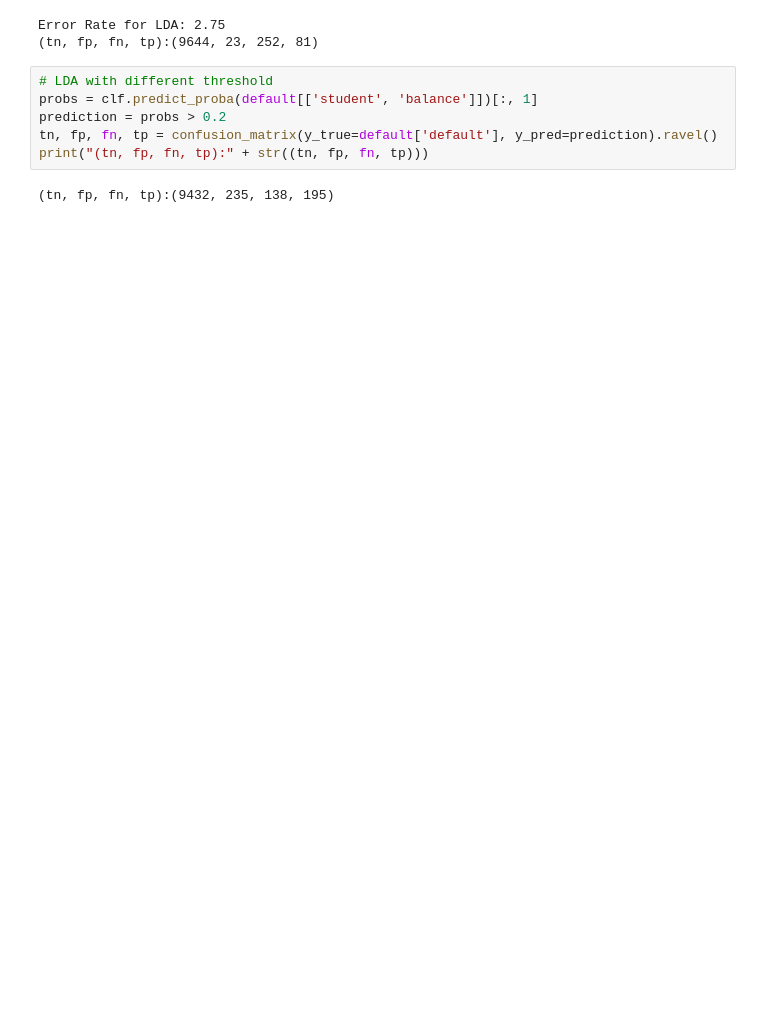
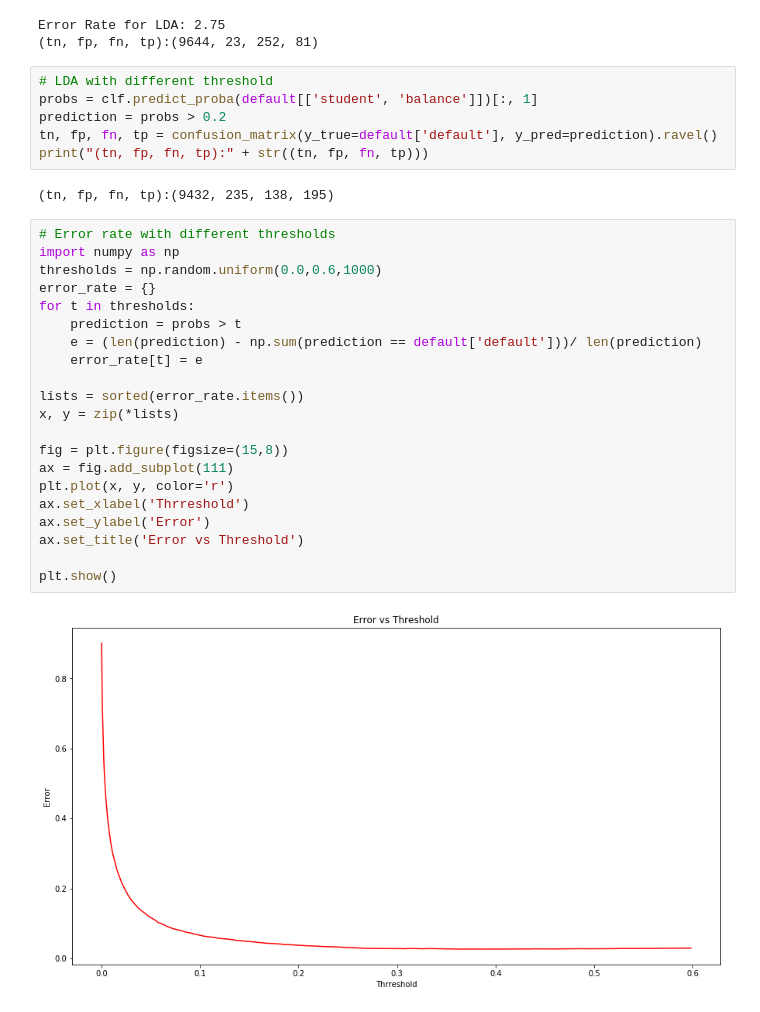
Before and after one commit to amitrajan012/Introduction-to-Statistical-Learning, a Jupyter notebook: Classification.ipynb, the cells around one changed output. Cells and saved outputs as stored; diff of their text form; blank space fills up the shorter version.

```diff
--- a/Classification.ipynb
+++ b/Classification.ipynb
@@ -223,3 +224,26 @@ tn, fp, fn, tp = confusion_matrix(y_true=default['default'], y_pred=prediction).
 print("(tn, fp, fn, tp):" + str((tn, fp, fn, tp)))
 # %% [output]
 (tn, fp, fn, tp):(9432, 235, 138, 195)
+# %%
+# Error rate with different thresholds
+import numpy as np
+thresholds = np.random.uniform(0.0,0.6,1000)
+error_rate = {}
+for t in thresholds:
+    prediction = probs > t
+    e = (len(prediction) - np.sum(prediction == default['default']))/ len(prediction)
+    error_rate[t] = e
+
+lists = sorted(error_rate.items())
+x, y = zip(*lists)
+
+fig = plt.figure(figsize=(15,8))
+ax = fig.add_subplot(111)
+plt.plot(x, y, color='r')
+ax.set_xlabel('Thrreshold')
+ax.set_ylabel('Error')
+ax.set_title('Error vs Threshold')
+
+plt.show()
+# %% [output]
+[figure, added]
```
Also changed, not shown: parts of 59 cells of this notebook.
